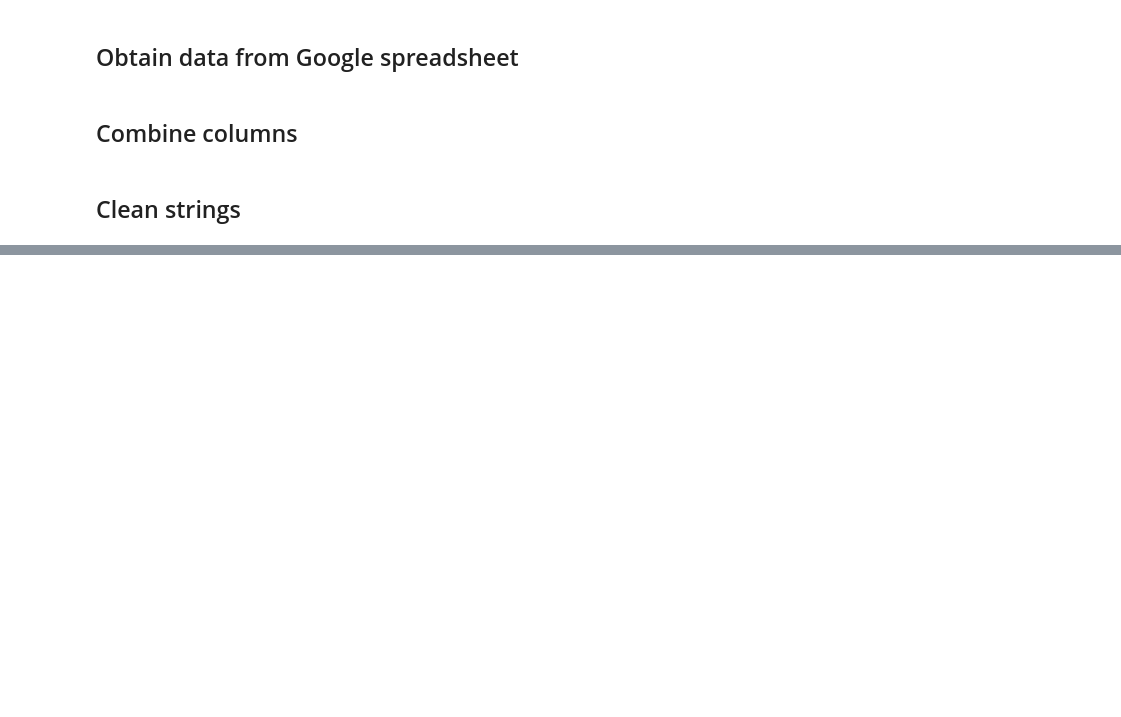
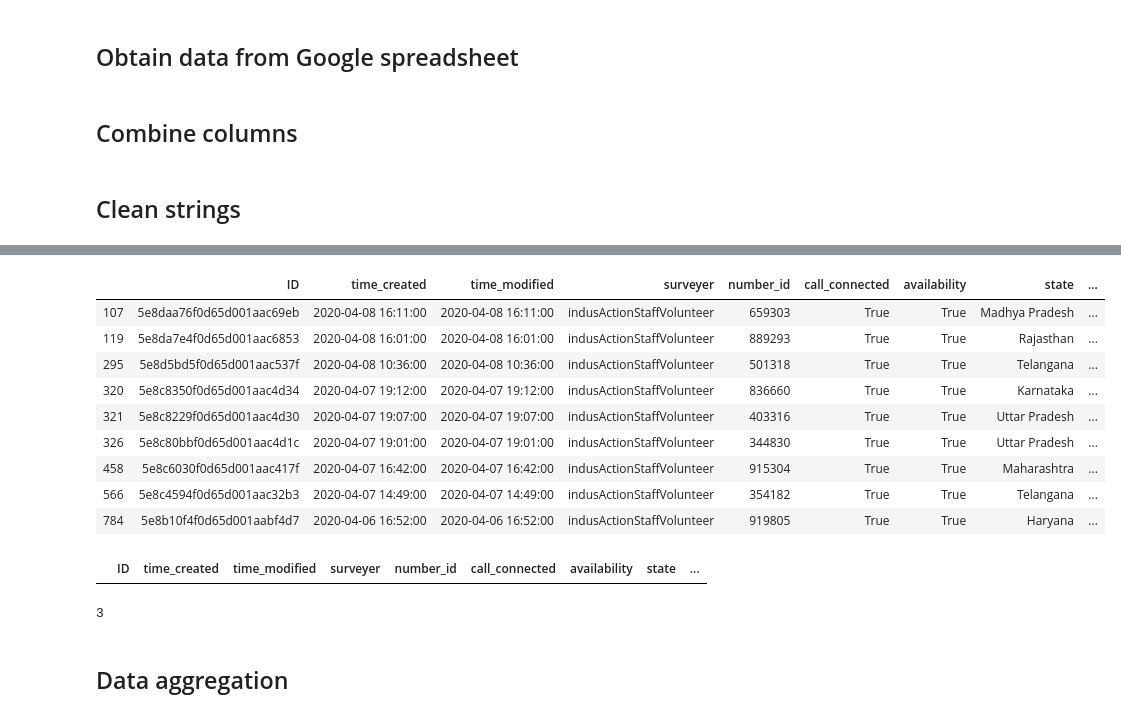
Before and after one commit to shrutijain90/indus-action, a Jupyter notebook: IA_survey_to_dashboard.ipynb, the cells around one changed output, grey strips where cells are left out. Cells and saved outputs as stored; diff of their text form; code cells hidden in the pictures; blank space fills up the shorter version.

Commit message:
added other checks, added data

```diff
--- a/IA_survey_to_dashboard.ipynb
+++ b/IA_survey_to_dashboard.ipynb
@@ -158,0 +235,30 @@ district_dashboard = pd.DataFrame(columns = column_names)
+# %%
+# overall eligibility vs scheme wise eligibility doesn't match
+survey[(survey['eligible_none']==True) & (survey[['received_mgnrega', 'received_pm_kisan',
+       'received_ujjwala', 'received_jan_dhan', 'received_old_age_widow',
+       'received_registered_labor', 'received_free_ration',
+       'eligible_mgnrega', 'eligible_pm_kisan', 'eligible_ujjwala', 'eligible_jan_dhan',
+       'eligible_old_age_widow', 'eligible_registered_labor',
+       'eligible_bpl_ration', 'eligible_general_ration']].isin([True]).any(axis=1))]
+# %% [output]
+|  | ID | time_created | time_modified | surveyer | number_id | call_connected | availability | state | ... |
+| 107 | 5e8daa76f0d65d001aac69eb | 2020-04-08 16:11:00 | 2020-04-08 16:11:00 | indusActionStaffVolunteer | 659303 | True | True | Madhya Pradesh | ... |
+| 119 | 5e8da7e4f0d65d001aac6853 | 2020-04-08 16:01:00 | 2020-04-08 16:01:00 | indusActionStaffVolunteer | 889293 | True | True | Rajasthan | ... |
+| 295 | 5e8d5bd5f0d65d001aac537f | 2020-04-08 10:36:00 | 2020-04-08 10:36:00 | indusActionStaffVolunteer | 501318 | True | True | Telangana | ... |
+| 320 | 5e8c8350f0d65d001aac4d34 | 2020-04-07 19:12:00 | 2020-04-07 19:12:00 | indusActionStaffVolunteer | 836660 | True | True | Karnataka | ... |
+| 321 | 5e8c8229f0d65d001aac4d30 | 2020-04-07 19:07:00 | 2020-04-07 19:07:00 | indusActionStaffVolunteer | 403316 | True | True | Uttar Pradesh | ... |
+| 326 | 5e8c80bbf0d65d001aac4d1c | 2020-04-07 19:01:00 | 2020-04-07 19:01:00 | indusActionStaffVolunteer | 344830 | True | True | Uttar Pradesh | ... |
+| 458 | 5e8c6030f0d65d001aac417f | 2020-04-07 16:42:00 | 2020-04-07 16:42:00 | indusActionStaffVolunteer | 915304 | True | True | Maharashtra | ... |
+| 566 | 5e8c4594f0d65d001aac32b3 | 2020-04-07 14:49:00 | 2020-04-07 14:49:00 | indusActionStaffVolunteer | 354182 | True | True | Telangana | ... |
+| 784 | 5e8b10f4f0d65d001aabf4d7 | 2020-04-06 16:52:00 | 2020-04-06 16:52:00 | indusActionStaffVolunteer | 919805 | True | True | Haryana | ... |
+# %%
+survey[pd.isnull(survey[survey.columns.difference(['number_id', 'comments_additional','comments_food',
+                                                   'comments_health', 'sub_district', 'comments_benefits'])]).any(axis=1)]
+# %% [output]
+|  | ID | time_created | time_modified | surveyer | number_id | call_connected | availability | state | ... |
+# %%
+len(survey['time_created'].dt.strftime("%d/%m/%Y").unique())
+# %% [output]
+3
+# %% [markdown]
+## Data aggregation
```
Also changed, not shown: parts of 29 cells of this notebook.
